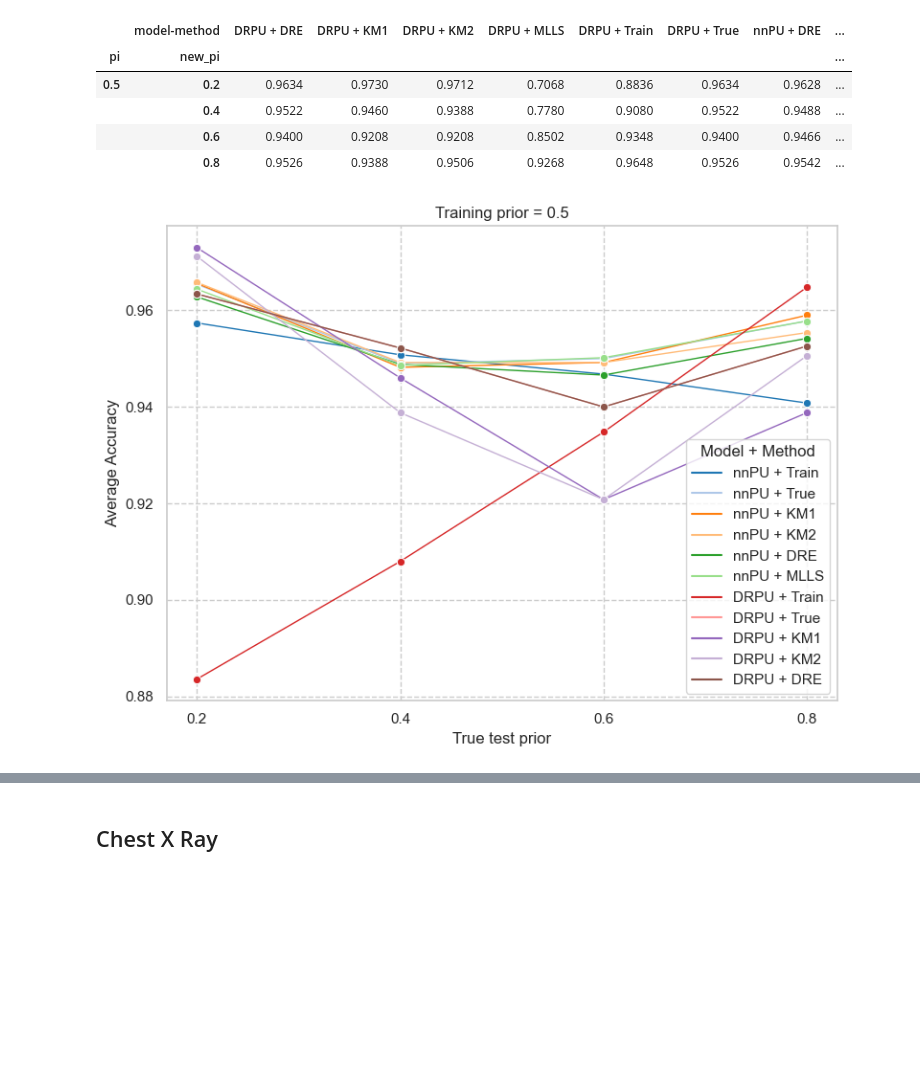
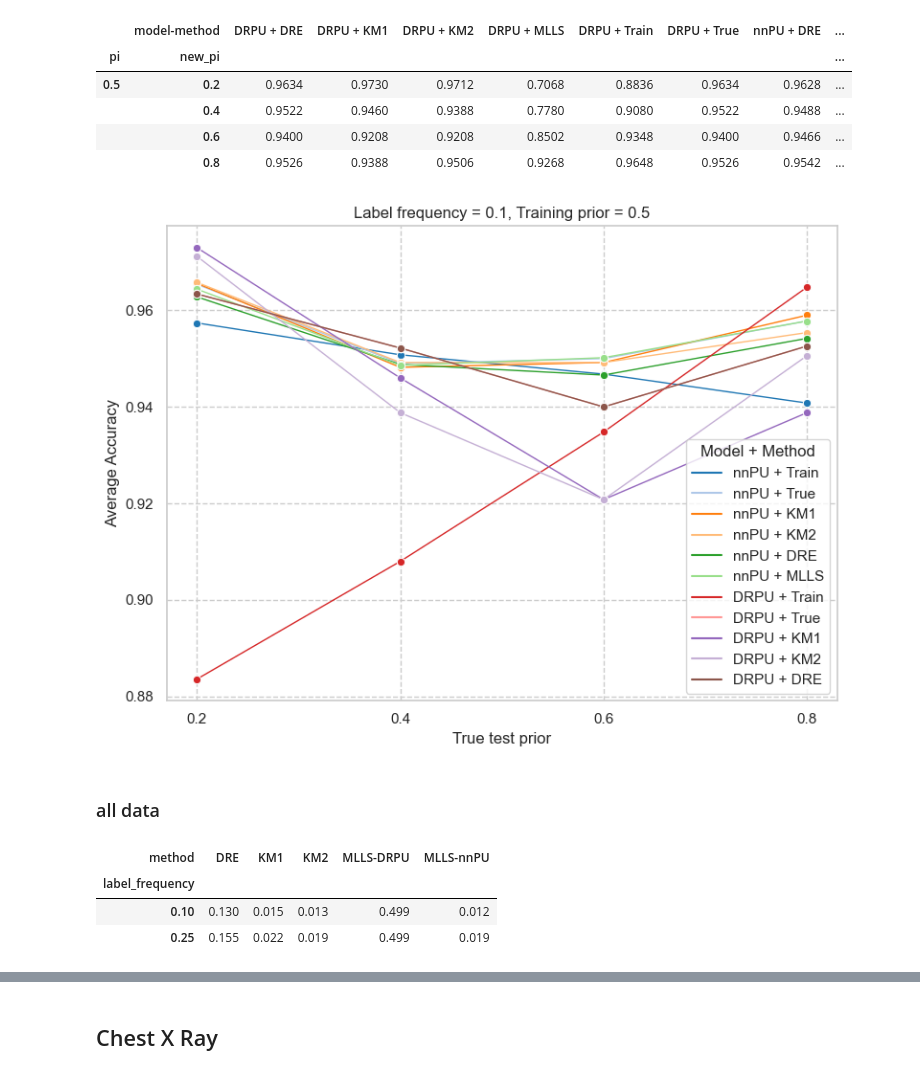
Before and after one commit to izabelatelejko/PULS-Master, a Jupyter notebook: evaluation.ipynb, the cells around one changed output, grey strips where cells are left out. Saved outputs shown, nothing was run; the diff lists cells and outputs as text; code cells hidden in the pictures; blank space fills up the shorter version.

```diff
--- a/evaluation.ipynb
+++ b/evaluation.ipynb
@@ -321,32 +320,83 @@ df = df[~df['model-method'].str.contains('DRPU \+ MLLS')]
 # MAE of test prior estimates for different training priors
 df = df.sort_values(['pi', 'new_pi'])
 
 fig = plt.figure(figsize=(8, 6))
 sns.set_theme(style="whitegrid")
 palette = sns.color_palette("tab20")
 
 sns.lineplot(
     data=df,
     x="new_pi",
     y="average_value",
     hue="model-method",
     marker="o",
     markersize=6,
     linestyle="-",
     linewidth=1,
     ax=plt.gca(),
     palette=palette
 )
 
 plt.xticks([0.2, 0.4, 0.6, 0.8])
 plt.gca().yaxis.grid(True, linestyle='--')
 plt.gca().xaxis.grid(True, linestyle='--')
 
 plt.xlabel("True test prior")
 plt.ylabel("Average Accuracy")
-plt.title("Training prior = 0.5")
+plt.title("Label frequency = 0.1, Training prior = 0.5")
 plt.tight_layout()
 plt.legend(title="Model + Method", loc='lower right')
 plt.show()
 # %% [output]
-[figure, old version]
+[figure, new version]
+# %% [markdown]
+### all data
+# %%
+label_frequencies=[0.1, 0.25]
+
+df = evaluate_shifted_pi_estimation_from_all_data(
+    dataset_name='FashionMNIST',
+    mean=None,
+    label_frequencies=label_frequencies,
+    convert_to_df=True,
+)
+
+method_mapping = {"dre": "DRE", "km1": "KM1", "km2": "KM2", "mlls_drpu": "MLLS-DRPU", "mlls_nnpu": "MLLS-nnPU", "true": "true" }
+df['method'] = df['method'].map(method_mapping)
+
+true_pi = df[df['method'] == 'true'].iloc[0]['estimated_test_pi']
+df['mae'] = abs(df['estimated_test_pi'] - true_pi)
+df = df[df['method'] != 'true']
+df['mae'] = df['mae'].round(3)
+df.pivot(index=["label_frequency"], columns="method", values="mae")
+# fig = plt.figure(figsize=(8, 6))
+# sns.set_theme(style="whitegrid")
+# palette = sns.color_palette("tab20")
+# sns.lineplot(
+#     data=df,
+#     x="label_frequency",
+#     y="mae",
+#     hue="method",
+#     marker="o",
+#     markersize=6,
+#     linestyle="-",
+#     linewidth=1,
+#     ax=plt.gca(),
+#     palette=palette
+# )
+
+# plt.xticks(label_frequencies)
+# plt.gca().yaxis.grid(True, linestyle='--')
+# plt.gca().xaxis.grid(True, linestyle='--')
+
+# plt.xlabel("Label Frequency")
+# plt.ylabel("MAE")
+# plt.title(f"True test prior = {true_pi.round(2)}")
+# plt.tight_layout()
+# plt.legend(title="Method", loc='upper right')
+# plt.show()
+# %% [output]
+| method | DRE | KM1 | KM2 | MLLS-DRPU | MLLS-nnPU |
+| label_frequency |  |  |  |  |  |
+| 0.10 | 0.130 | 0.015 | 0.013 | 0.499 | 0.012 |
+| 0.25 | 0.155 | 0.022 | 0.019 | 0.499 | 0.019 |
```
Also changed, not shown: parts of 10 cells of this notebook, 2 other files.
